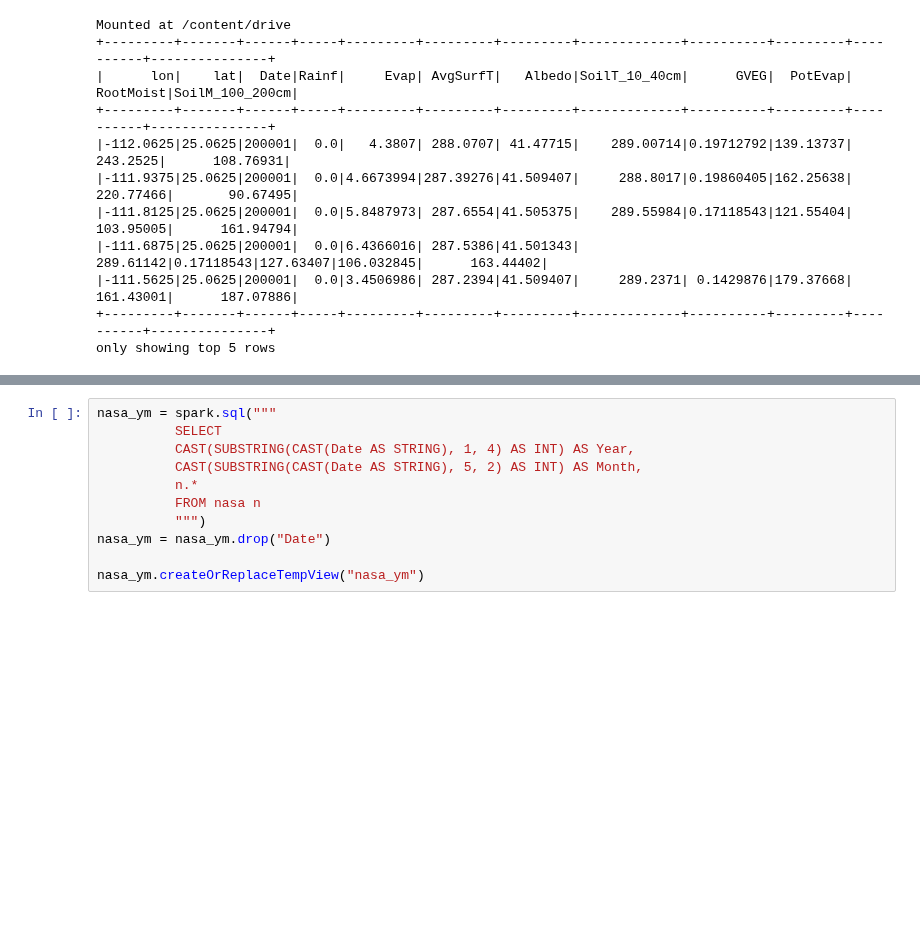
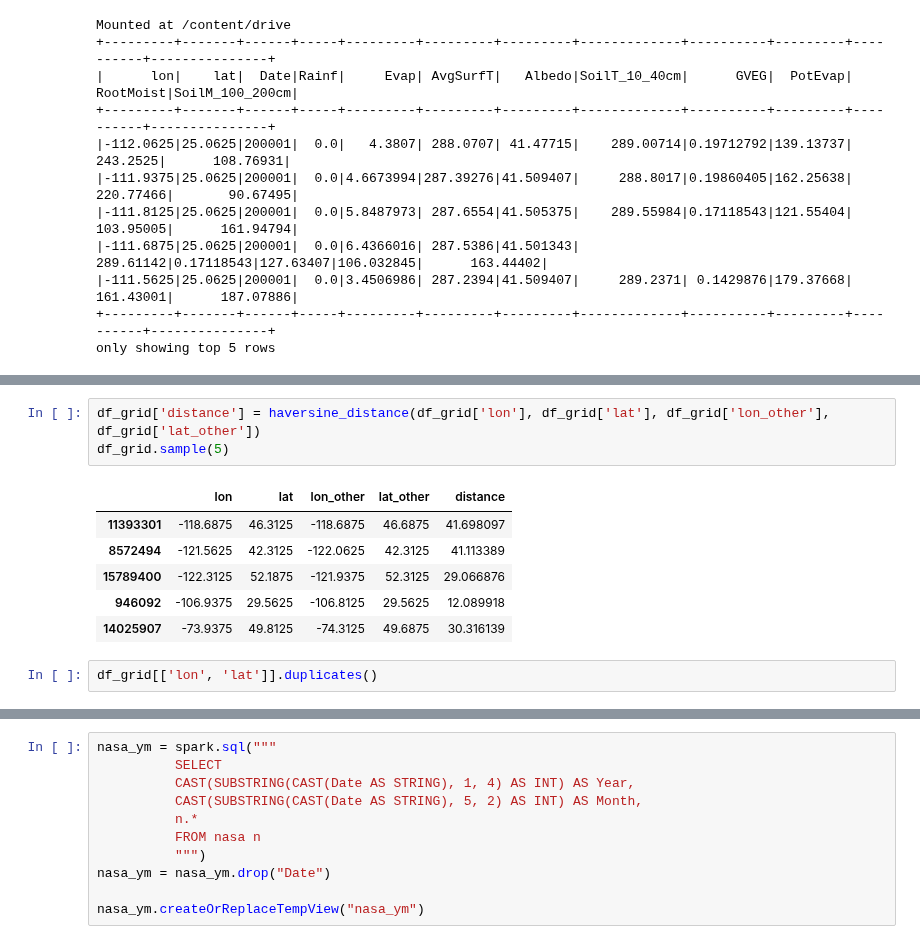
Before and after one commit to PiotrMaciejKowalski/BigData2024Project, a Jupyter notebook: colabs/SpaceFeatures.ipynb, the cells around one changed output, grey strips where cells are left out. Saved outputs shown, nothing was run; the diff lists cells and outputs as text; blank space fills up the shorter version.

```diff
--- a/colabs/SpaceFeatures.ipynb
+++ b/colabs/SpaceFeatures.ipynb
@@ -58,0 +128,12 @@ only showing top 5 rows
+# %%
+df_grid['distance'] = haversine_distance(df_grid['lon'], df_grid['lat'], df_grid['lon_other'], df_grid['lat_other'])
+df_grid.sample(5)
+# %% [output]
+|  | lon | lat | lon_other | lat_other | distance |
+| 11393301 | -118.6875 | 46.3125 | -118.6875 | 46.6875 | 41.698097 |
+| 8572494 | -121.5625 | 42.3125 | -122.0625 | 42.3125 | 41.113389 |
+| 15789400 | -122.3125 | 52.1875 | -121.9375 | 52.3125 | 29.066876 |
+| 946092 | -106.9375 | 29.5625 | -106.8125 | 29.5625 | 12.089918 |
+| 14025907 | -73.9375 | 49.8125 | -74.3125 | 49.6875 | 30.316139 |
+# %%
+df_grid[['lon', 'lat']].duplicates()
```
Also changed, not shown: parts of 19 cells of this notebook.
